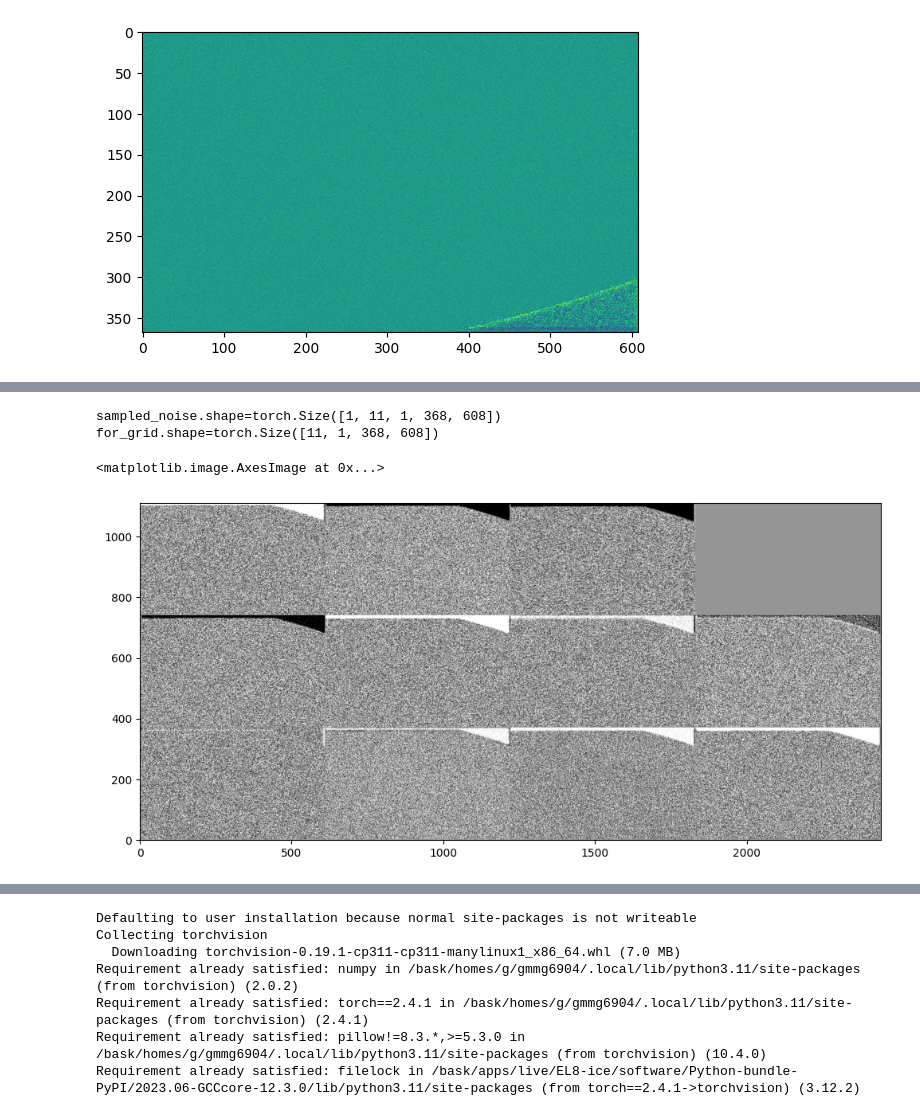
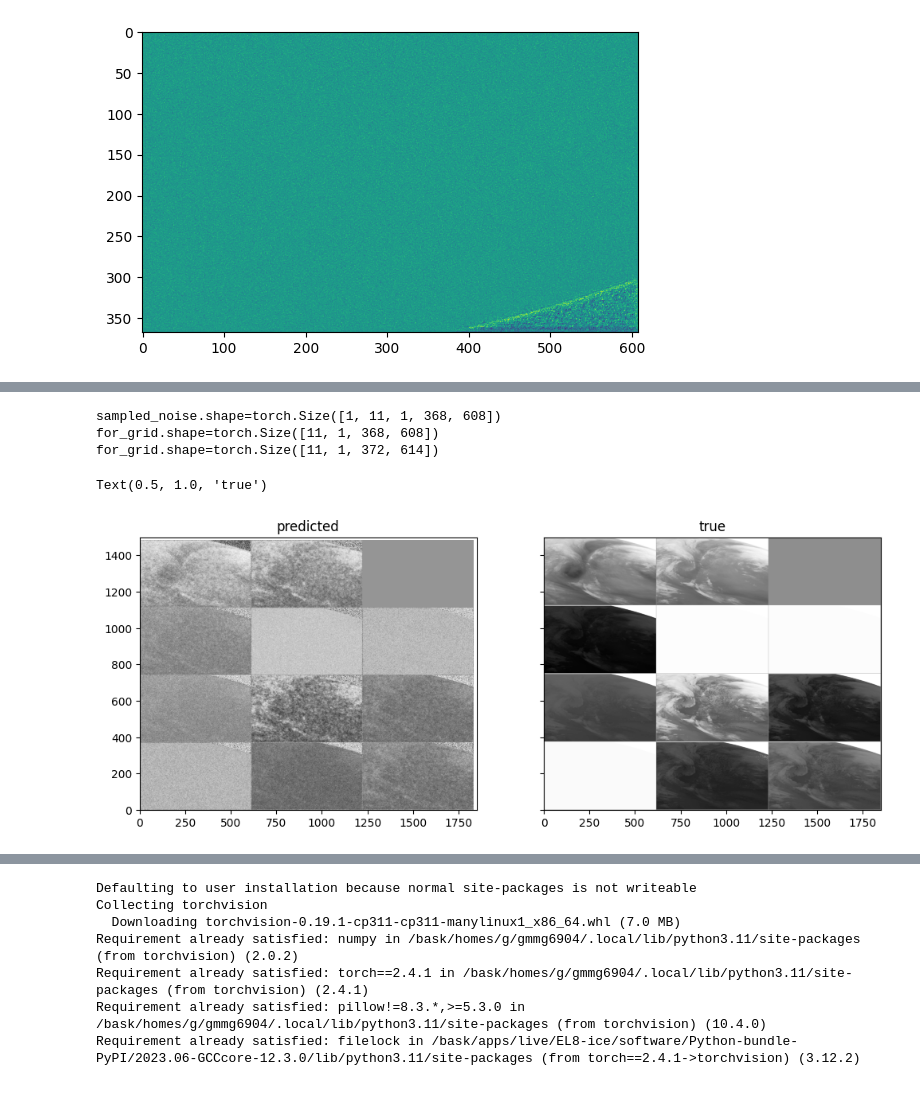
Before and after one commit to alan-turing-institute/ocf-diffusion, a Jupyter notebook: 02-data_loader_demo.ipynb, the cells around one changed output, grey strips where cells are left out. Cells and saved outputs as stored; diff of their text form; code cells hidden in the pictures.

```diff
--- a/02-data_loader_demo.ipynb
+++ b/02-data_loader_demo.ipynb
@@ -97,12 +97,12 @@ class ConditionedUnet(nn.Module):
             block_out_channels=(
                 128,
                 256,
-                # 512,
+                512,
             ),
             down_block_types=(
                 "DownBlock2D",  # a regular ResNet downsampling block
                 "DownBlock2D",  # a regular ResNet downsampling block
-                # "DownBlock2D",  # a regular ResNet downsampling block
+                "DownBlock2D",  # a regular ResNet downsampling block
 
                 # "AttnDownBlock2D",  # a ResNet downsampling block with spatial self-attention
                 # "AttnDownBlock2D",
@@ -112,7 +112,7 @@ class ConditionedUnet(nn.Module):
                 # "AttnUpBlock2D",  # a ResNet upsampling block with spatial self-attention
                 "UpBlock2D",  # a regular ResNet upsampling block
                 "UpBlock2D",  # a regular ResNet upsampling block
-                # "UpBlock2D",  # a regular ResNet upsampling block
+                "UpBlock2D",  # a regular ResNet upsampling block
             ),
             add_attention = False,  # blows up memory with attention -- maybe do latent diffusion
         )
@@ -127,7 +127,7 @@ class ConditionedUnet(nn.Module):
         # reshape to (batch, channels*time, height, width)
         net_input = stacked.reshape(-1, stacked.shape[-4] * stacked.shape[-3], *stacked.shape[-2:])
 
-        return self.model(net_input, t).sample
+        return self.model(net_input, t).sample.reshape(noisy_image.shape)
 # %%
 from cloudcasting.constants import DATA_INTERVAL_SPACING_MINUTES
 
@@ -326,33 +310,41 @@ noise_scheduler = DDPMScheduler(num_train_timesteps=1000, beta_schedule="squared
 X = crop(X[1:].to(device) * 2 - 1)  # Data on the GPU (mapped to (-1, 1)) (????)
 sampled_noise = torch.randn_like(crop(y[1:])).to(device)
 
-
+model_0 = torch.load("best-model-epoch-1-loss-0.101.pt").to(device)
 # Sampling loop
 for i, t in tqdm(enumerate(noise_scheduler.timesteps)):
 
     # Get model pred
     with torch.no_grad():
-        model_0 = torch.load("best-model-epoch-0.pt").to(device)
-        residual = model_0(sampled_noise, X, t).reshape(sampled_noise.shape)
-        print(f"{residual.shape=}")
+        residual = model_0(sampled_noise, X, t)
 
     # Update sample with step
     sampled_noise = noise_scheduler.step(residual, t, sampled_noise).prev_sample
-    print(f"{sampled_noise.shape=}")
 # %%
 # Show the results
 
 import torchvision
 
 print(f"{sampled_noise.shape=}")
 
-fig, ax = plt.subplots(1, 1, figsize=(12, 6))
+fig, axs = plt.subplots(1, 2, figsize=(12, 6), sharex=True, sharey=True)
+
+ax = axs[0]
 for_grid = sampled_noise.detach().cpu().clip(-1, 1)[0]
 print(f"{for_grid.shape=}")
-grid = torchvision.utils.make_grid(for_grid, nrow=4)[0]
+grid = torchvision.utils.make_grid(for_grid, nrow=3)[0]
 ax.imshow(grid, cmap="Greys", origin='lower')
+ax.set_title("predicted")
+
+ax = axs[1]
+for_grid = (y.detach().cpu()[0] * 2 - 1).clip(-1, 1)
+print(f"{for_grid.shape=}")
+grid = torchvision.utils.make_grid(for_grid, nrow=3)[0]
+ax.imshow(grid, cmap="Greys", origin='lower')
+ax.set_title("true")
 # %% [output]
 sampled_noise.shape=torch.Size([1, 11, 1, 368, 608])
 for_grid.shape=torch.Size([11, 1, 368, 608])
+for_grid.shape=torch.Size([11, 1, 372, 614])
-<matplotlib.image.AxesImage at 0x...>
+Text(0.5, 1.0, 'true')
-[figure, old version]
+[figure, new version]
```
Also changed, not shown: parts of 3 cells of this notebook.
